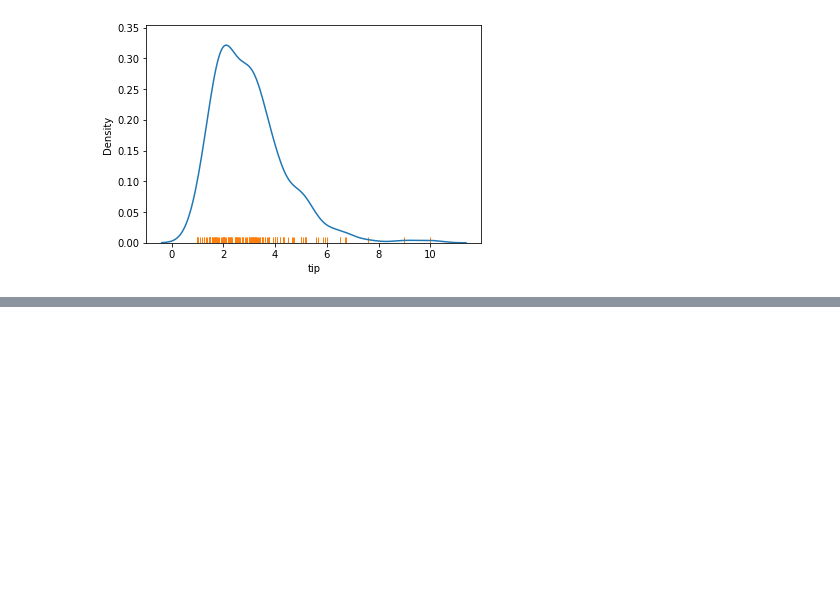
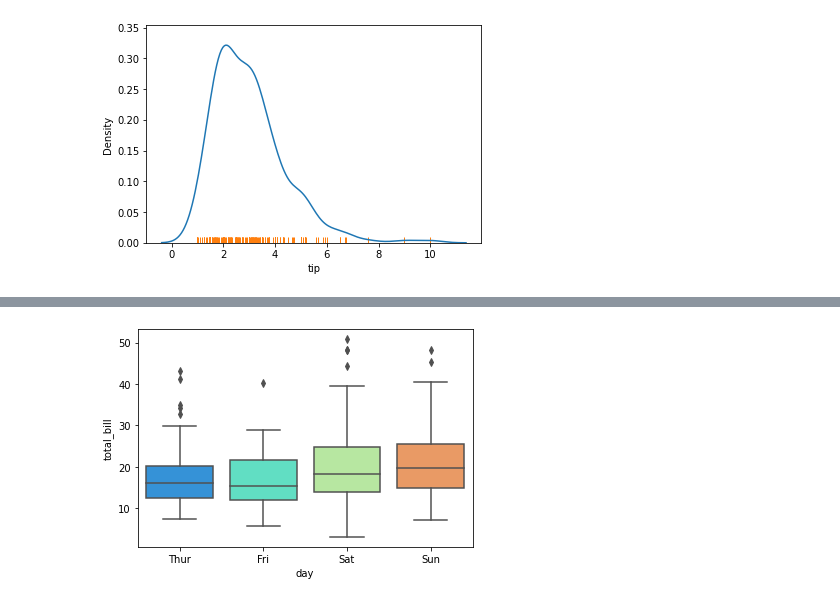
Before and after one commit to SilahicAmil/30-Days-Of-ML, a Jupyter notebook: Day_4.ipynb, the cells around one changed output, grey strips where cells are left out. Drawn from its saved outputs; the diff is of its cells as text; code cells hidden in the pictures; blank space fills up the shorter version.

```diff
--- a/Day_4.ipynb
+++ b/Day_4.ipynb
@@ -142,0 +179,4 @@ sns.rugplot(tips['tip']);
+# %%
+sns.boxplot(x="day", y="total_bill", data=tips,palette='rainbow');
+# %% [output]
+[figure, added]
```
Also changed, not shown: parts of 24 cells of this notebook.
